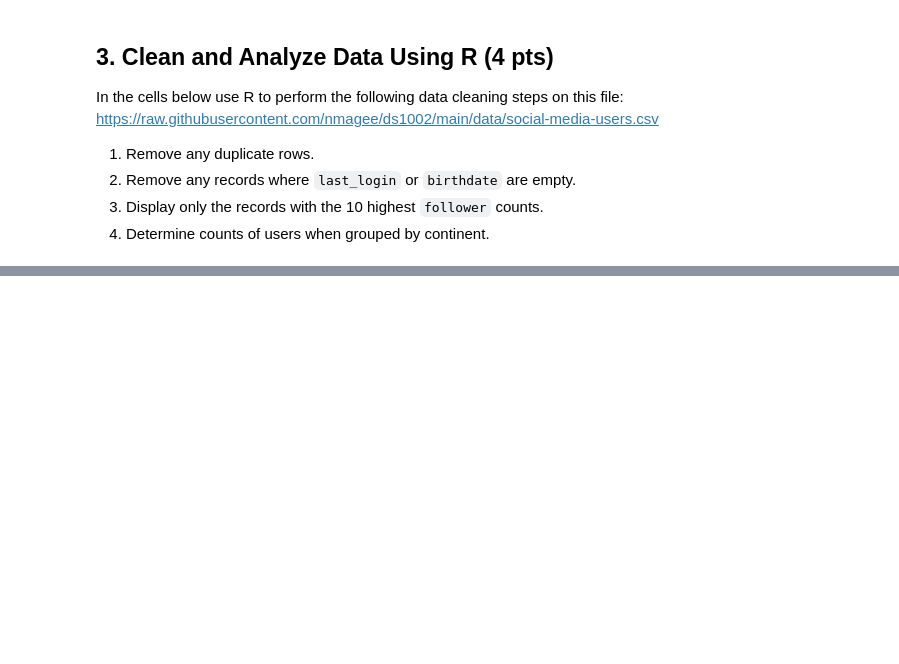
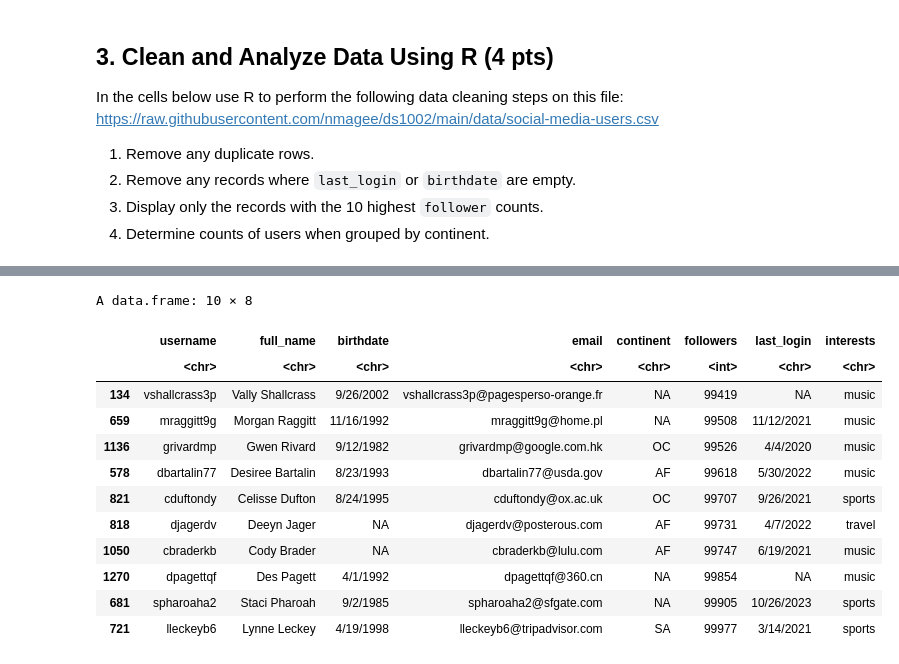
Before and after one commit to ArnavPabby/ds1002-ncn6dt, a Jupyter notebook: homework/week-15.ipynb, the cells around one changed output, grey strips where cells are left out. Drawn from its saved outputs; the diff is of its cells as text; code cells hidden in the pictures; blank space fills up the shorter version.

```diff
--- a/homework/week-15.ipynb
+++ b/homework/week-15.ipynb
@@ -86,0 +126,17 @@ https://raw.githubusercontent.com/nmagee/ds1002/main/data/social-media-users.csv
+# %%
+df_by_followers <- df[order(df$followers),]
+tail(df_by_followers, 10,)
+# %% [output]
+A data.frame: 10 × 8
+|  | username | full_name | birthdate | email | continent | followers | last_login | interests |
+|  | <chr> | <chr> | <chr> | <chr> | <chr> | <int> | <chr> | <chr> |
+| 134 | vshallcrass3p | Vally Shallcrass | 9/26/2002 | vshallcrass3p@pagesperso-orange.fr | NA | 99419 | NA | music |
+| 659 | mraggitt9g | Morgan Raggitt | 11/16/1992 | mraggitt9g@home.pl | NA | 99508 | 11/12/2021 | music |
+| 1136 | grivardmp | Gwen Rivard | 9/12/1982 | grivardmp@google.com.hk | OC | 99526 | 4/4/2020 | music |
+| 578 | dbartalin77 | Desiree Bartalin | 8/23/1993 | dbartalin77@usda.gov | AF | 99618 | 5/30/2022 | music |
+| 821 | cduftondy | Celisse Dufton | 8/24/1995 | cduftondy@ox.ac.uk | OC | 99707 | 9/26/2021 | sports |
+| 818 | djagerdv | Deeyn Jager | NA | djagerdv@posterous.com | AF | 99731 | 4/7/2022 | travel |
+| 1050 | cbraderkb | Cody Brader | NA | cbraderkb@lulu.com | AF | 99747 | 6/19/2021 | music |
+| 1270 | dpagettqf | Des Pagett | 4/1/1992 | dpagettqf@360.cn | NA | 99854 | NA | music |
+| 681 | spharoaha2 | Staci Pharoah | 9/2/1985 | spharoaha2@sfgate.com | NA | 99905 | 10/26/2023 | sports |
+| 721 | lleckeyb6 | Lynne Leckey | 4/19/1998 | lleckeyb6@tripadvisor.com | SA | 99977 | 3/14/2021 | sports |
```
Also changed, not shown: parts of 13 cells of this notebook.
